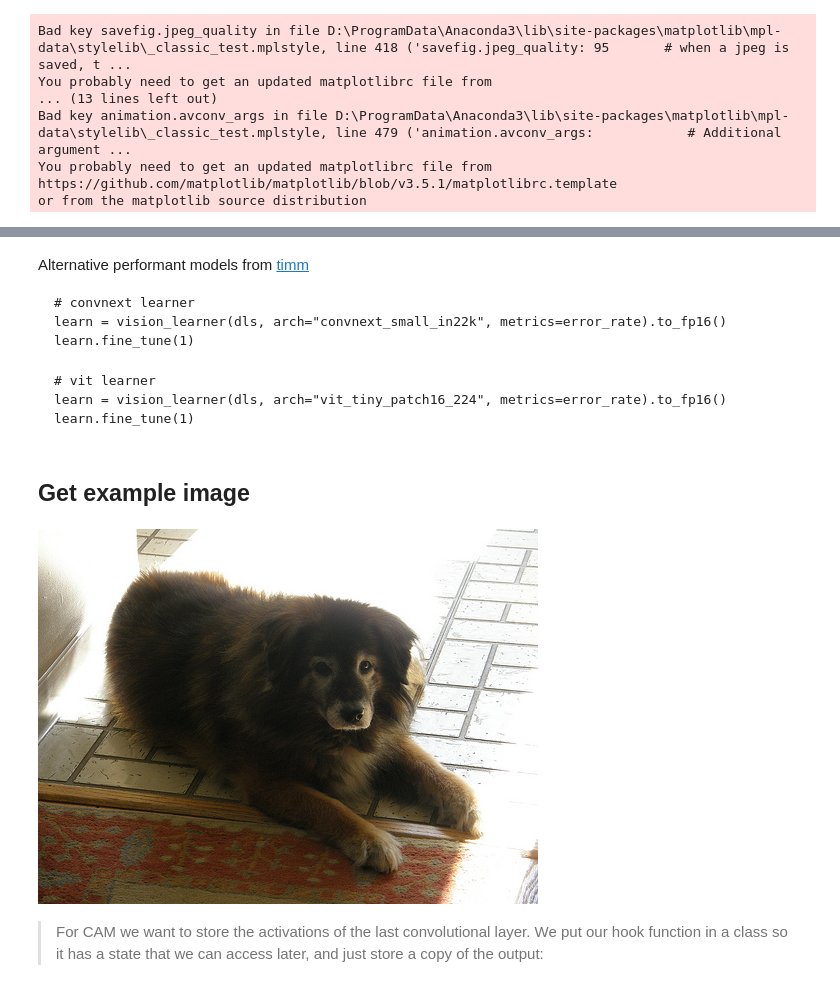
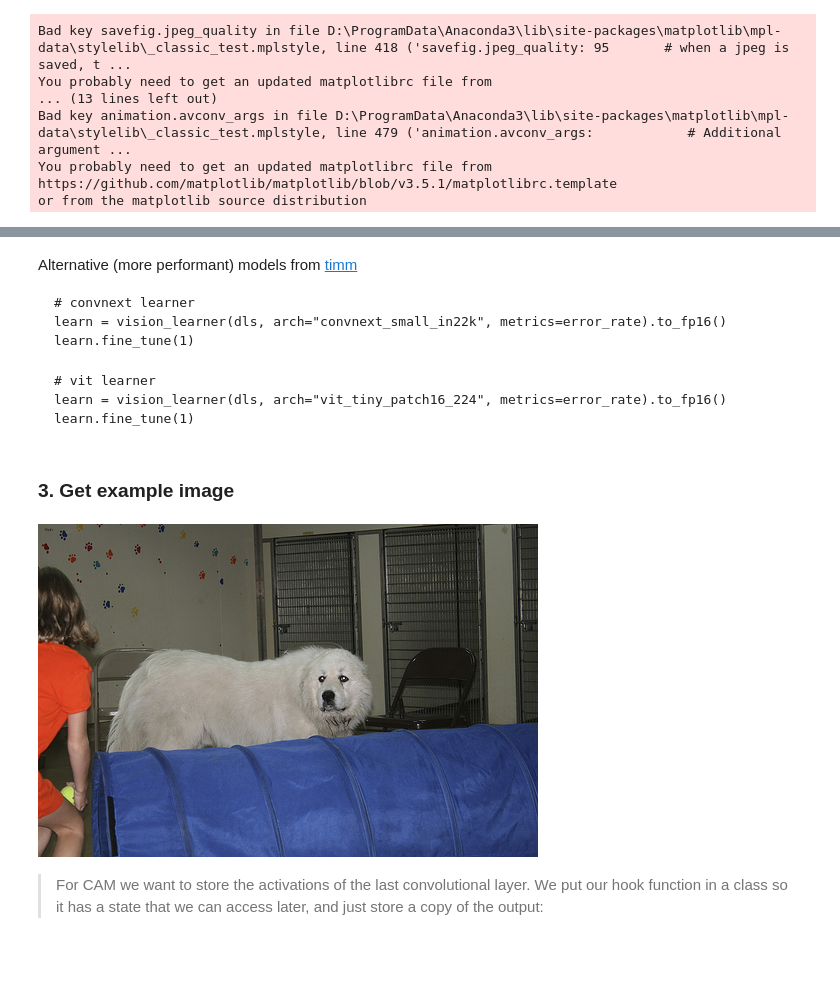
Before and after one commit to lukexyz/crystal-ball, a Jupyter notebook: nbs/01_inspector.ipynb, the cells around one changed output, grey strips where cells are left out. Cells and saved outputs as stored; diff of their text form; code cells hidden in the pictures; blank space fills up the shorter version.

````diff
--- a/nbs/01_inspector.ipynb
+++ b/nbs/01_inspector.ipynb
@@ -82,5 +82,5 @@ learn.fine_tune(2)
 # %% [markdown]
-Alternative performant models from [timm](https://github.com/rwightman/pytorch-image-models)
+Alternative (more performant) models from [timm](https://github.com/rwightman/pytorch-image-models)
 ```
 # convnext learner
 learn = vision_learner(dls, arch="convnext_small_in22k", metrics=error_rate).to_fp16()
@@ -92,18 +92,18 @@ learn = vision_learner(dls, arch="vit_tiny_patch16_224", metrics=error_rate).to_
 learn.fine_tune(1)
 ```
 # %% [markdown]
-## Get example image
+### 3. Get example image
 # %%
 def get_sample(n=0):
     """Get image from dataset and pass through pre-processing"""
     img = PILImage.create((path).ls()[n])
     x, = first(dls.test_dl([img]))
     return img, x
 
-img, x = get_sample(n=140) # (n=4451)
+img, x = get_sample(n=3156) # (n=4451)
 img
 # %% [output]
-[figure, old version]
+[figure, new version]
 # %% [markdown]
 > For CAM we want to store the activations of the last convolutional layer. We put our hook function in a class so it has a state that we can access later, and just store a copy of the output:
 # %%
````
Also changed, not shown: parts of 16 cells of this notebook.
